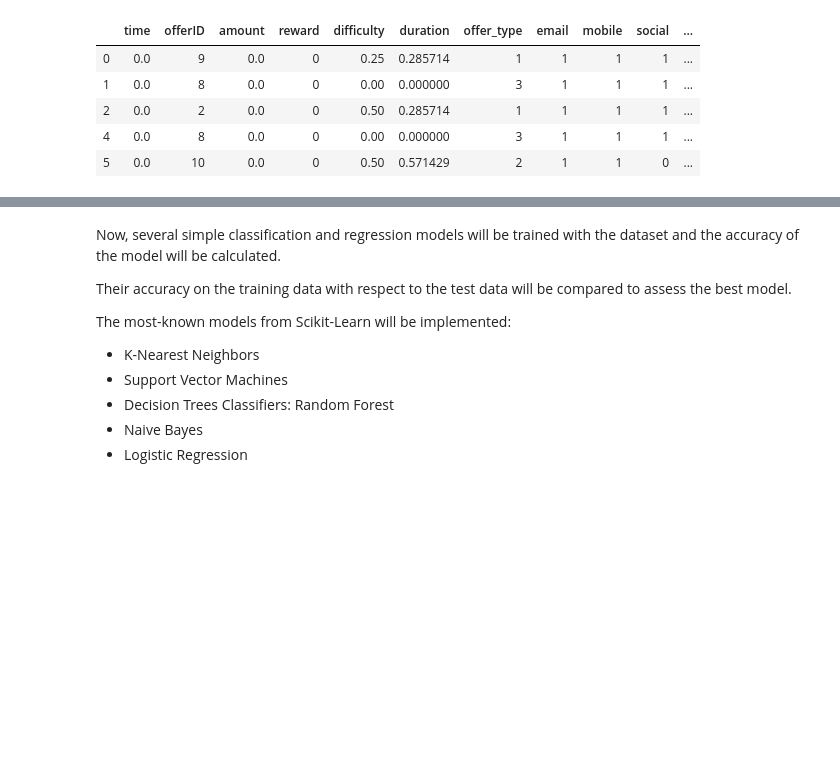
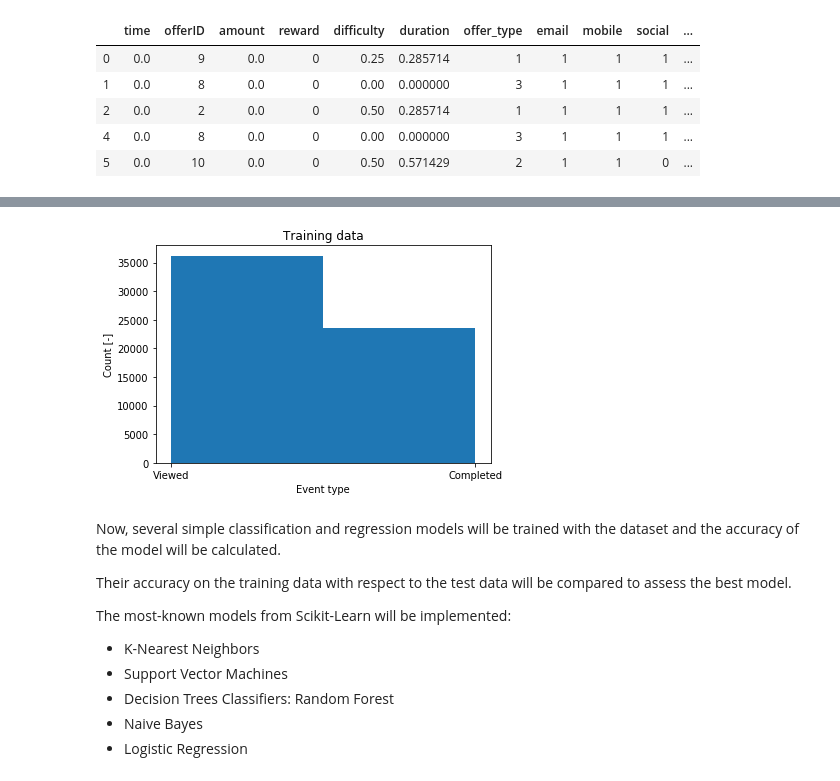
Before and after one commit to alserranor/StarbucksPromotion, a Jupyter notebook: Starbucks.ipynb, the cells around one changed output, grey strips where cells are left out. Cells and saved outputs as stored; diff of their text form; code cells hidden in the pictures; blank space fills up the shorter version.

```diff
--- a/Starbucks.ipynb
+++ b/Starbucks.ipynb
@@ -926,3 +971,10 @@ Xtrain, Xtest, yTrain, yTest = train_test_split(X, Y)
+# %%
+plt.hist(yTrainA, bins = 2);
+plt.title('Training data')
+plt.xlabel('Event type');
+plt.ylabel('Count [-]');
+# %% [output]
+[figure, added]
 # %% [markdown]
 Now, several simple classification and regression models will be trained with the dataset and the accuracy of the model will be calculated.
 
```
Also changed, not shown: parts of 27 cells of this notebook, 4 other files.
